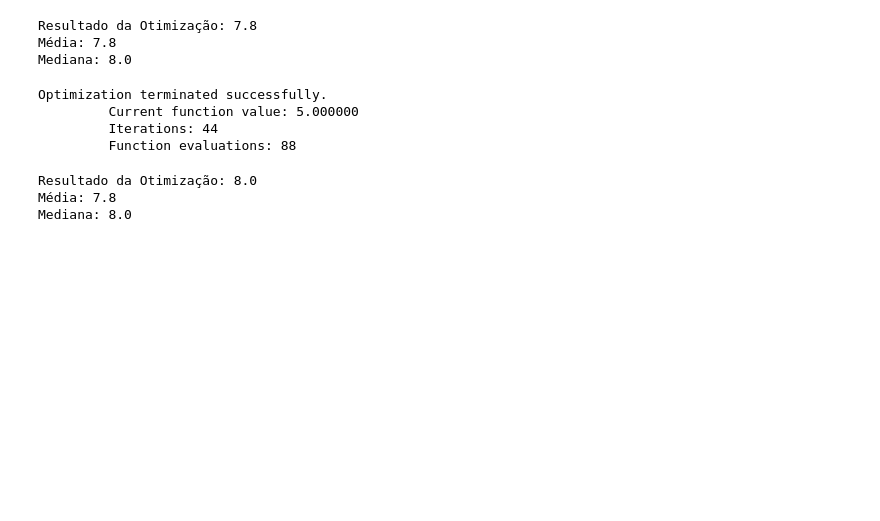
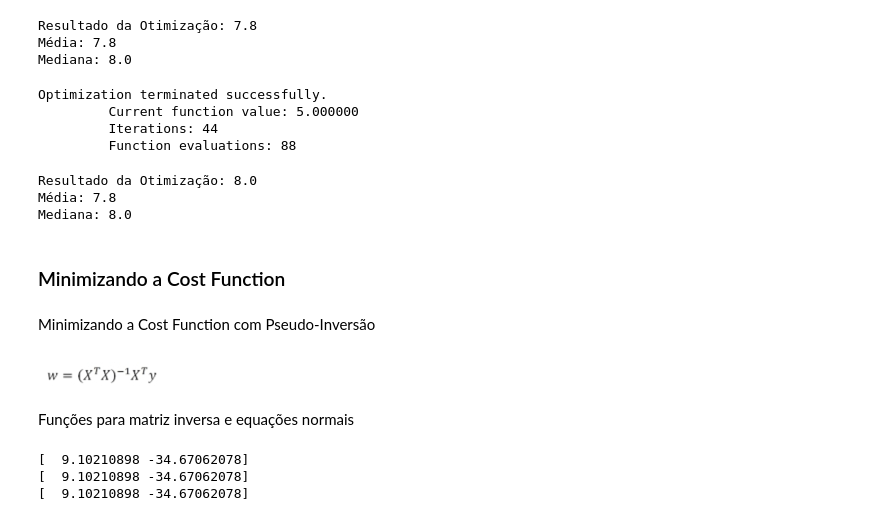
Before and after one commit to michelaap/notebooks, a Jupyter notebook: machine-learning/regressao_linear_simples.ipynb, the cells around one changed output. Drawn from its saved outputs; the diff is of its cells as text; code cells hidden in the pictures; blank space fills up the shorter version.

Commit message:
minimizando cost function

```diff
--- a/machine-learning/regressao_linear_simples.ipynb
+++ b/machine-learning/regressao_linear_simples.ipynb
@@ -340,3 +340,12 @@ print('Mediana: %0.1f' % (np.median(x)))
 Resultado da Otimização: 8.0
 Média: 7.8
 Mediana: 8.0
+# %% [markdown]
+### Minimizando a Cost Function
+# %% [markdown]
+Minimizando a Cost Function com Pseudo-Inversão
+# %%
+from IPython.display import Image
+Image('./images/formula-pseudo.png')
+# %% [output]
+[figure, added]
@@ -342,0 +358,2 @@ Mediana: 8.0
+# %% [markdown]
+Funções para matriz inversa e equações normais
@@ -342,0 +369,9 @@ Mediana: 8.0
+# %%
+# Imprime os valores
+print(matriz_inversa(Xb, y))
+print(matriz_inversa(Xb, y, pseudo=True))
+print(normal_equations(Xb, y))
+# %% [output]
+[  9.10210898 -34.67062078]
+[  9.10210898 -34.67062078]
+[  9.10210898 -34.67062078]
```
Also changed, not shown: parts of 3 cells of this notebook, 1 other file.
